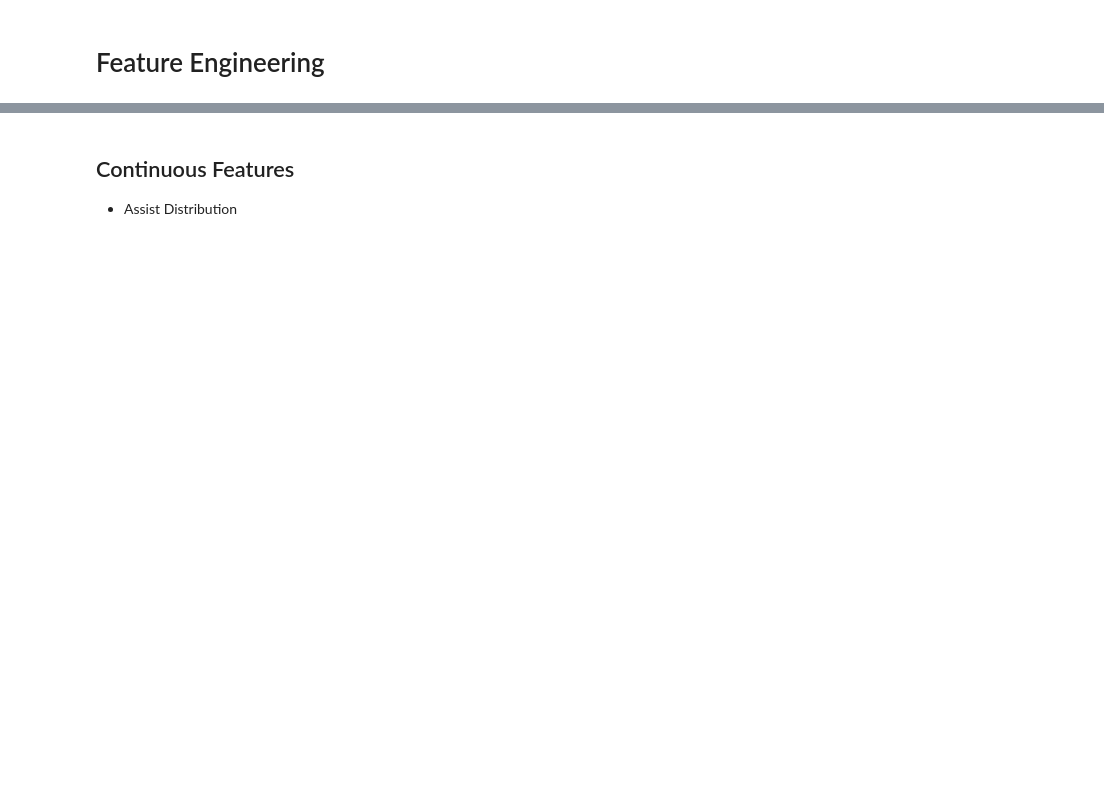
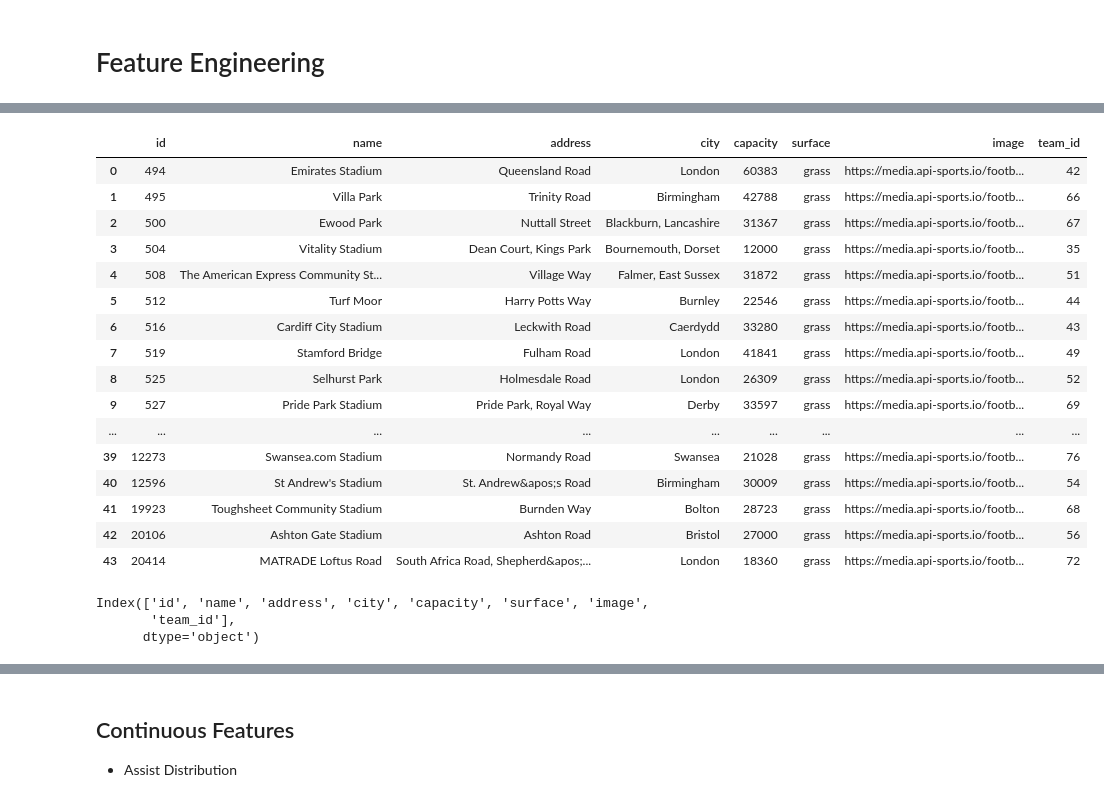
Before and after one commit to robcamp-code/sqlalchemy-tutorial, a Jupyter notebook: ml/feature_engineering.ipynb, the cells around one changed output, grey strips where cells are left out. Saved outputs shown, nothing was run; the diff lists cells and outputs as text; code cells hidden in the pictures; blank space fills up the shorter version.

```diff
--- a/ml/feature_engineering.ipynb
+++ b/ml/feature_engineering.ipynb
@@ -2,0 +33,22 @@
+# %%
+venues = pd.read_sql("SELECT * FROM venue", f"sqlite:///../db.sqlite3")
+# %%
+venues
+# %% [output]
+|  | id | name | address | city | capacity | surface | image | team_id |
+| 0 | 494 | Emirates Stadium | Queensland Road | London | 60383 | grass | https://media.api-sports.io/footb... | 42 |
+| 1 | 495 | Villa Park | Trinity Road | Birmingham | 42788 | grass | https://media.api-sports.io/footb... | 66 |
+| 2 | 500 | Ewood Park | Nuttall Street | Blackburn, Lancashire | 31367 | grass | https://media.api-sports.io/footb... | 67 |
+| 3 | 504 | Vitality Stadium | Dean Court, Kings Park | Bournemouth, Dorset | 12000 | grass | https://media.api-sports.io/footb... | 35 |
+| 4 | 508 | The American Express Community St... | Village Way | Falmer, East Sussex | 31872 | grass | https://media.api-sports.io/footb... | 51 |
+| 5 | 512 | Turf Moor | Harry Potts Way | Burnley | 22546 | grass | https://media.api-sports.io/footb... | 44 |
+| 6 | 516 | Cardiff City Stadium | Leckwith Road | Caerdydd | 33280 | grass | https://media.api-sports.io/footb... | 43 |
+| 7 | 519 | Stamford Bridge | Fulham Road | London | 41841 | grass | https://media.api-sports.io/footb... | 49 |
+| 8 | 525 | Selhurst Park | Holmesdale Road | London | 26309 | grass | https://media.api-sports.io/footb... | 52 |
+| 9 | 527 | Pride Park Stadium | Pride Park, Royal Way | Derby | 33597 | grass | https://media.api-sports.io/footb... | 69 |
+| ... | ... | ... | ... | ... | ... | ... | ... | ... |
+| 39 | 12273 | Swansea.com Stadium | Normandy Road | Swansea | 21028 | grass | https://media.api-sports.io/footb... | 76 |
+| 40 | 12596 | St Andrew's Stadium | St. Andrew&apos;s Road | Birmingham | 30009 | grass | https://media.api-sports.io/footb... | 54 |
+| 41 | 19923 | Toughsheet Community Stadium | Burnden Way | Bolton | 28723 | grass | https://media.api-sports.io/footb... | 68 |
+| 42 | 20106 | Ashton Gate Stadium | Ashton Road | Bristol | 27000 | grass | https://media.api-sports.io/footb... | 56 |
+| 43 | 20414 | MATRADE Loftus Road | South Africa Road, Shepherd&apos;... | London | 18360 | grass | https://media.api-sports.io/footb... | 72 |
@@ -2,0 +68,6 @@
+# %%
+venues_df.columns
+# %% [output]
+Index(['id', 'name', 'address', 'city', 'capacity', 'surface', 'image',
+       'team_id'],
+      dtype='object')
```
Also changed, not shown: parts of 44 cells of this notebook, 21 other files.
